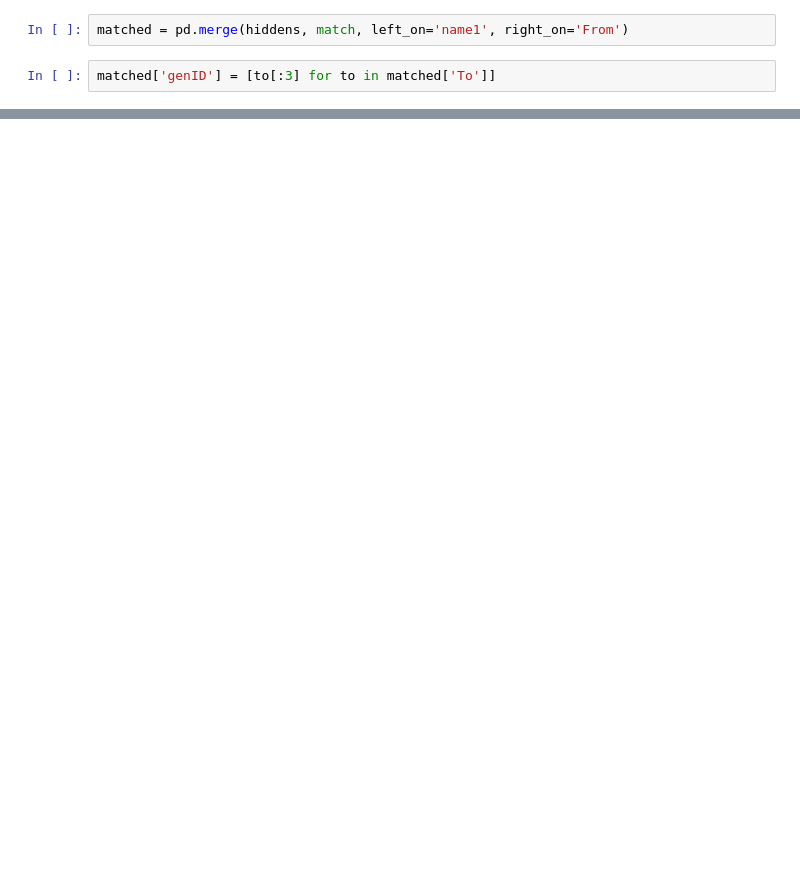
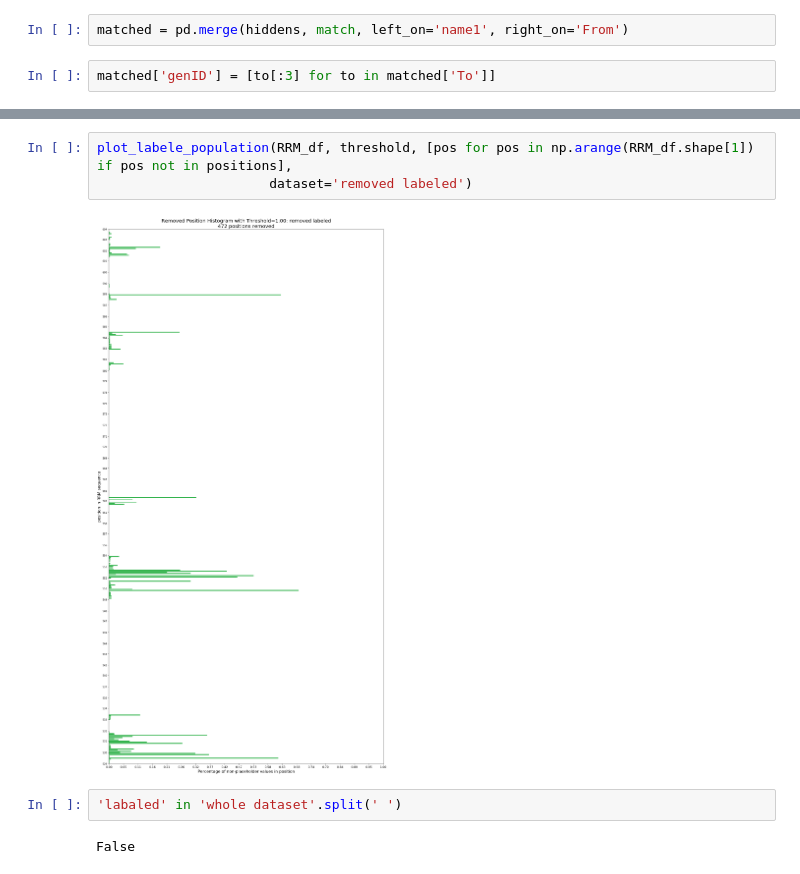
Before and after one commit to ostwind/ProteinLatentRep, a Jupyter notebook: CNN_LSTM/CNN_LSTM_tSNE.ipynb, the cells around one changed output, grey strips where cells are left out. Drawn from its saved outputs; the diff is of its cells as text; blank space fills up the shorter version.

```diff
--- a/CNN_LSTM/CNN_LSTM_tSNE.ipynb
+++ b/CNN_LSTM/CNN_LSTM_tSNE.ipynb
@@ -252,0 +215,9 @@ len(unique_labels)
+# %%
+plot_labele_population(RRM_df, threshold, [pos for pos in np.arange(RRM_df.shape[1]) if pos not in positions],
+                      dataset='removed labeled')
+# %% [output]
+[figure, added]
+# %%
+'labaled' in 'whole dataset'.split(' ')
+# %% [output]
+False
```
Also changed, not shown: parts of 37 cells of this notebook, 4 other files.
